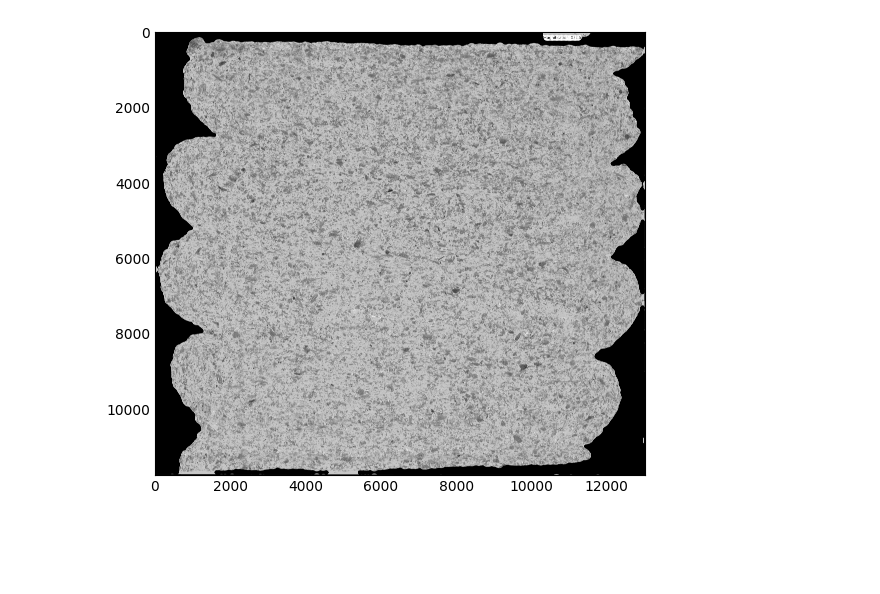
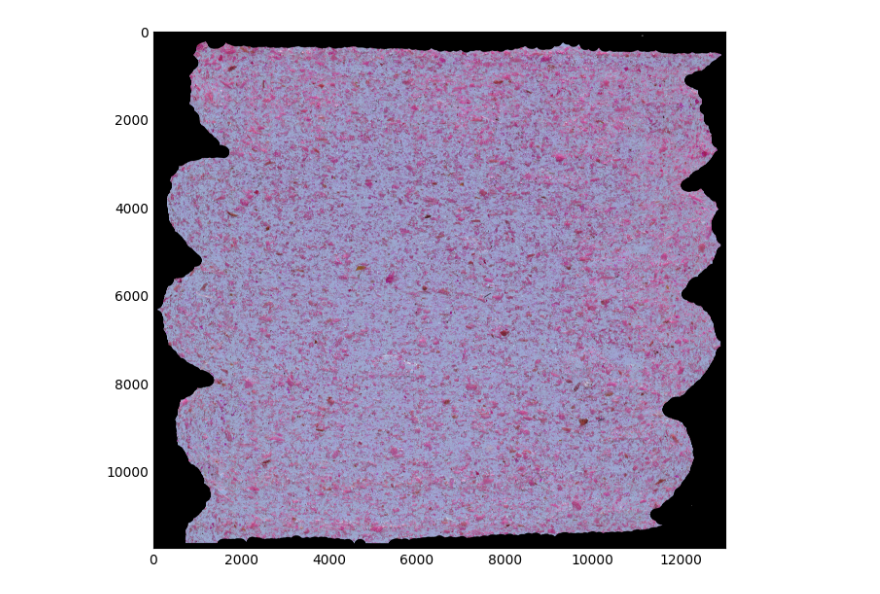
Before and after one commit to VoloVita/WPC_ImageProcessing, a Jupyter notebook: src/remove_background.ipynb, the cells around one changed output. Saved outputs shown, nothing was run; the diff lists cells and outputs as text; code cells hidden in the pictures; blank space fills up the shorter version.

Commit message:
now works with color, edge details improved

```diff
--- a/src/remove_background.ipynb
+++ b/src/remove_background.ipynb
@@ -26,0 +30,16 @@ plt.axis('on');
+# %%
+#Applies a binary threshold to the sample
+binary_image = sitk.BinaryThreshold(image, lowerThreshold=160, upperThreshold=255, insideValue=0, outsideValue=255)
+
+#Detects extreme black pixels in original image from text
+binary_mask = sitk.BinaryThreshold(image, lowerThreshold=0, upperThreshold=20, insideValue=0, outsideValue=255)
+
+#Masks binary image to disregard black text from label
+mask_filter = sitk.MaskImageFilter()
+binary_image = mask_filter.Execute(binary_image, binary_mask)
+
+
+plt.figure(figsize=(4, 4))
+plt.style.use('_mpl-gallery-nogrid')
+plt.imshow(sitk.GetArrayViewFromImage(binary_image), cmap=plt.cm.Greys_r)
+plt.axis('on');
@@ -27,9 +61,12 @@ plt.axis('on');
 # %%
-threshold_value = 140
-binary_image = sitk.BinaryThreshold(image, lowerThreshold=threshold_value, upperThreshold=255, insideValue=0, outsideValue=255)
+close_filter = sitk.BinaryErodeImageFilter()
+close_filter.SetKernelRadius([90, 90])
+close_filter.SetForegroundValue(255)
+
+opened_image = close_filter.Execute(closed_image)
 
 plt.figure(figsize=(4, 4))
 plt.style.use('_mpl-gallery-nogrid')
-plt.imshow(sitk.GetArrayViewFromImage(binary_image), cmap=plt.cm.Greys_r)
+plt.imshow(sitk.GetArrayViewFromImage(opened_image), cmap=plt.cm.Greys_r)
 plt.axis('on');
 # %% [output]
@@ -63,15 +74,22 @@ plt.axis('on');
 # %%
+color_image = sitk.ReadImage(image_name)
 input_image = image
 mask_image = opened_image
 
+binary_mask = sitk.BinaryThreshold(mask_image, lowerThreshold=1, upperThreshold=255, insideValue=1, outsideValue=0)
+
+# Create an instance of the MaskImageFilter
 mask_filter = sitk.MaskImageFilter()
-#mask_filter.SetOutsideValue(255) uncomment to make mask white instead of black
 
-masked_image = mask_filter.Execute(input_image, mask_image)
+# Set the masking value to 1
+mask_filter.SetMaskingValue(0)
 
-plt.figure(figsize=(5, 5))
+# Apply the MaskImageFilter to the color image using the binary mask
+masked_color_image = mask_filter.Execute(color_image, binary_mask)
+
+plt.figure(figsize=(6, 6))
 plt.style.use('_mpl-gallery-nogrid')
-plt.imshow(sitk.GetArrayViewFromImage(masked_image), cmap=plt.cm.Greys_r)
+plt.imshow(sitk.GetArrayViewFromImage(masked_color_image))
 plt.axis('on');
 # %% [output]
-[figure, old version]
+[figure, new version]
```
Also changed, not shown: parts of 7 cells of this notebook.
